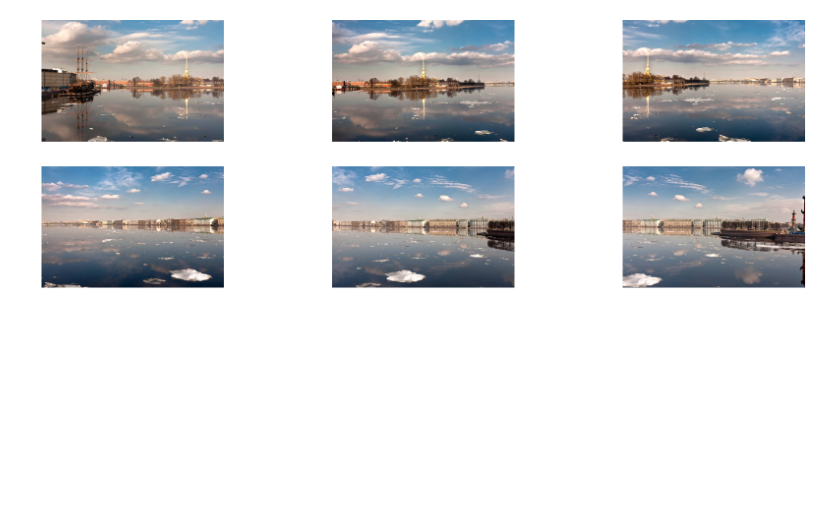
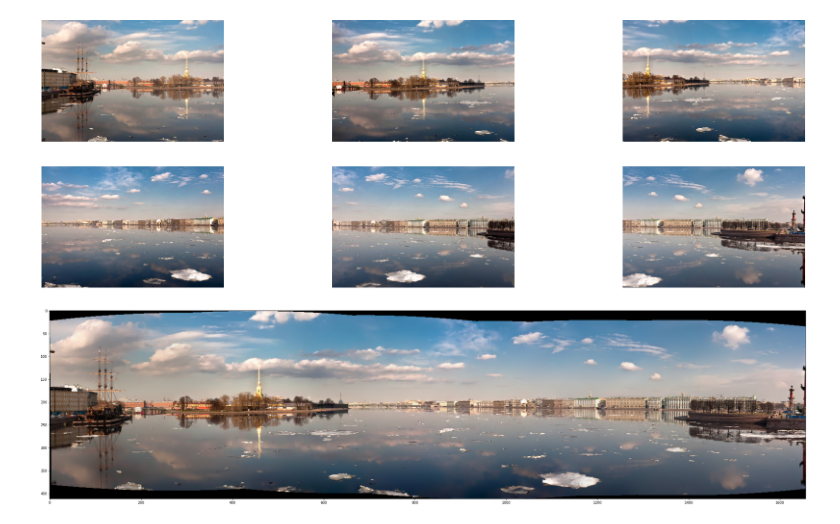
Before and after one commit to theNAFIZ/digital-image-processing-with-opencv, a Jupyter notebook: 009. Panorama.ipynb, the cells around one changed output. Drawn from its saved outputs; the diff is of its cells as text; code cells hidden in the pictures; blank space fills up the shorter version.

Commit message:
Stitching and showing image

```diff
--- a/009. Panorama.ipynb
+++ b/009. Panorama.ipynb
@@ -25,3 +25,11 @@ for i in range(0, numImg):
   plt.imshow(images[i])
 # %% [output]
 [figure]
+# %%
+stitcher = cv2.Stitcher_create()
+status, res = stitcher.stitch(images)
+if status == 0:
+  plt.figure(figsize=[40, 10])
+  plt.imshow(res)
+# %% [output]
+[figure, added]
```
